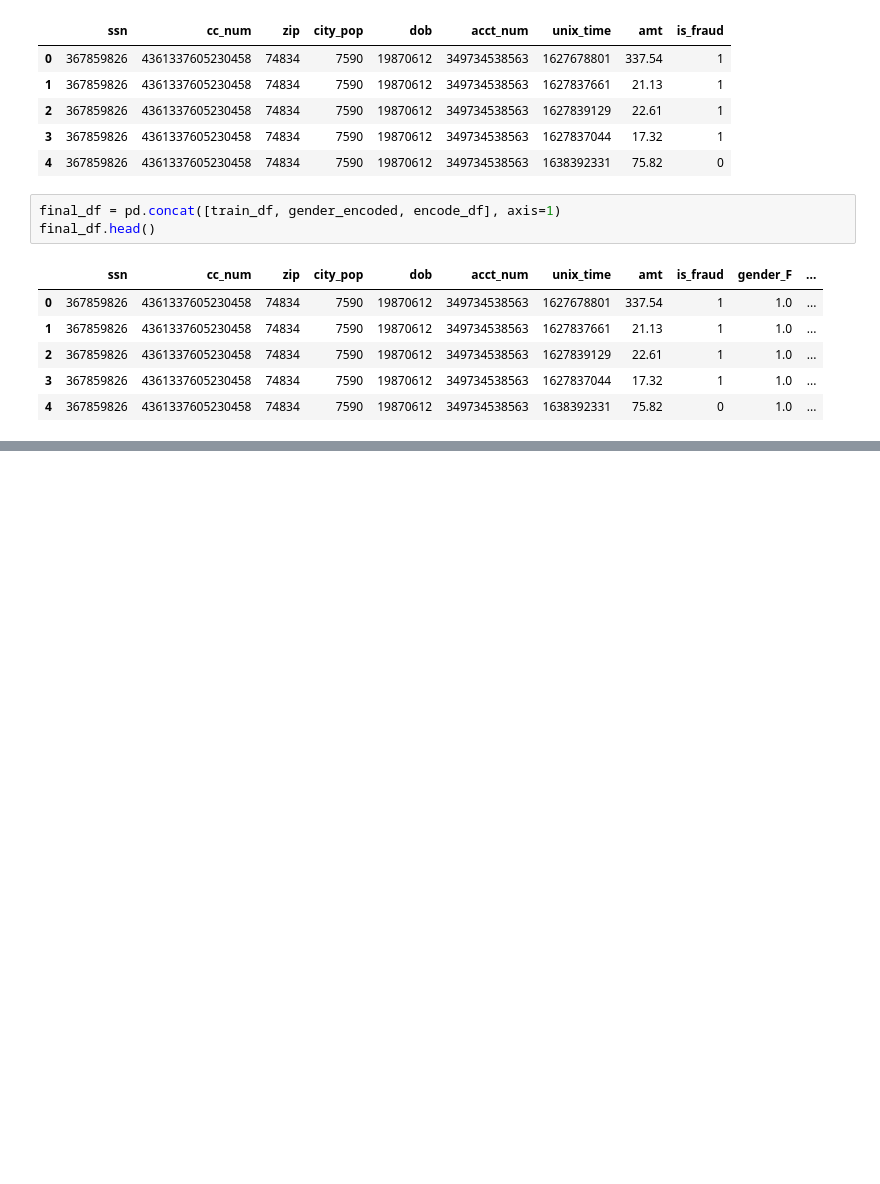
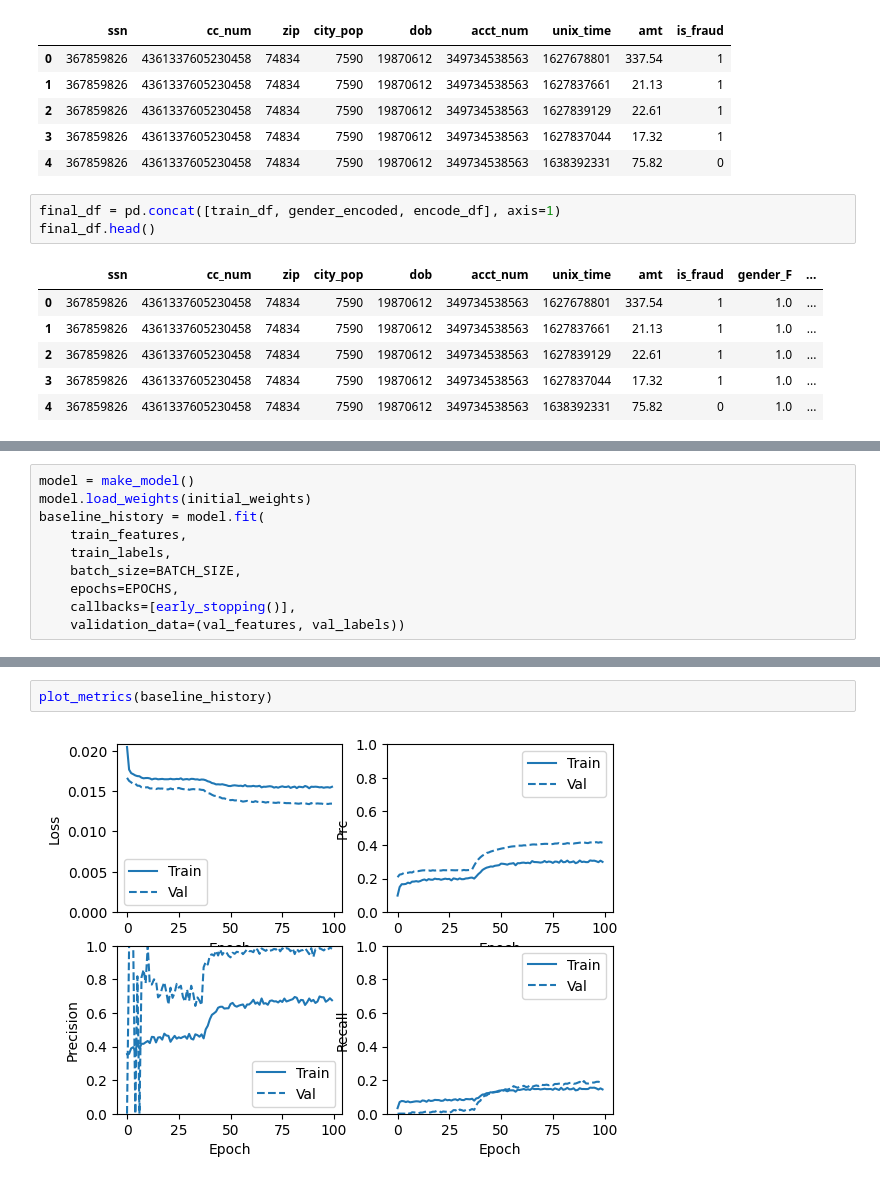
Before and after one commit to lro99/fraud_classification, a Jupyter notebook: Fraud.ipynb, the cells around one changed output, grey strips where cells are left out. Cells and saved outputs as stored; diff of their text form; blank space fills up the shorter version.

```diff
--- a/Fraud.ipynb
+++ b/Fraud.ipynb
@@ -296,0 +380,10 @@ with open(file_path, "wb") as f:
+# %%
+model = make_model()
+model.load_weights(initial_weights)
+baseline_history = model.fit(
+    train_features,
+    train_labels,
+    batch_size=BATCH_SIZE,
+    epochs=EPOCHS,
+    callbacks=[early_stopping()],
+    validation_data=(val_features, val_labels))
@@ -296,0 +479,4 @@ with open(file_path, "wb") as f:
+# %%
+plot_metrics(baseline_history)
+# %% [output]
+[figure, added]
```
Also changed, not shown: parts of 48 cells of this notebook.
